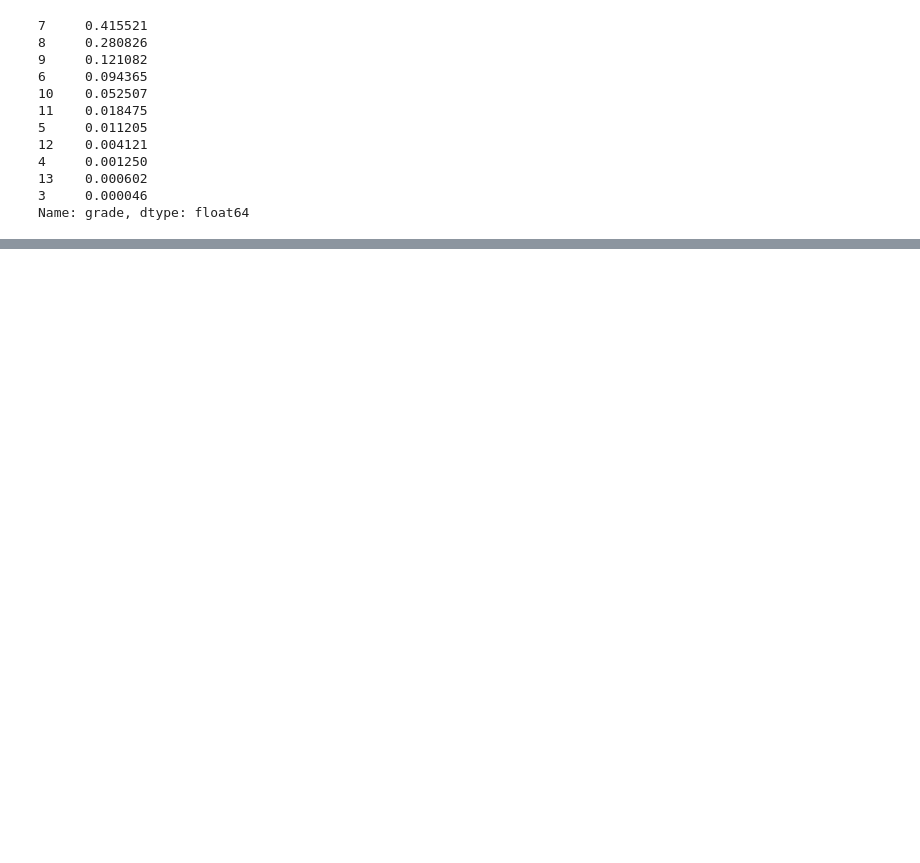
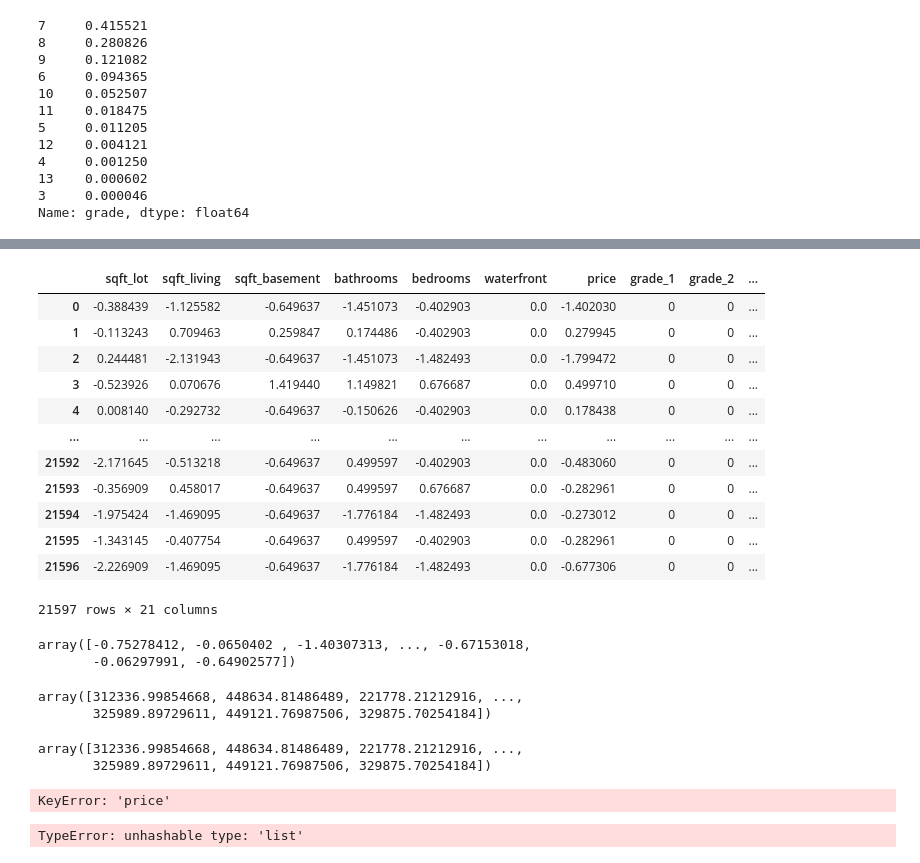
Before and after one commit to saifword/King_County_Housing, a Jupyter notebook: kings_c_housing.ipynb, the cells around one changed output, grey strips where cells are left out. Saved outputs shown, nothing was run; the diff lists cells and outputs as text; code cells hidden in the pictures; blank space fills up the shorter version.

```diff
--- a/kings_c_housing.ipynb
+++ b/kings_c_housing.ipynb
@@ -123,0 +261,3 @@ Name: grade, Length: 21597, dtype: int64
+# %%
+price_log = df.price
+price_log = pd.DataFrame(price_log)
@@ -128,0 +430,35 @@ df[df['bedrooms'] == 33]
+# %%
+df
+# %% [output]
+|  | sqft_lot | sqft_living | sqft_basement | bathrooms | bedrooms | waterfront | price | grade_1 | grade_2 | ... |
+| 0 | -0.388439 | -1.125582 | -0.649637 | -1.451073 | -0.402903 | 0.0 | -1.402030 | 0 | 0 | ... |
+| 1 | -0.113243 | 0.709463 | 0.259847 | 0.174486 | -0.402903 | 0.0 | 0.279945 | 0 | 0 | ... |
+| 2 | 0.244481 | -2.131943 | -0.649637 | -1.451073 | -1.482493 | 0.0 | -1.799472 | 0 | 0 | ... |
+| 3 | -0.523926 | 0.070676 | 1.419440 | 1.149821 | 0.676687 | 0.0 | 0.499710 | 0 | 0 | ... |
+| 4 | 0.008140 | -0.292732 | -0.649637 | -0.150626 | -0.402903 | 0.0 | 0.178438 | 0 | 0 | ... |
+| ... | ... | ... | ... | ... | ... | ... | ... | ... | ... | ... |
+| 21592 | -2.171645 | -0.513218 | -0.649637 | 0.499597 | -0.402903 | 0.0 | -0.483060 | 0 | 0 | ... |
+| 21593 | -0.356909 | 0.458017 | -0.649637 | 0.499597 | 0.676687 | 0.0 | -0.282961 | 0 | 0 | ... |
+| 21594 | -1.975424 | -1.469095 | -0.649637 | -1.776184 | -1.482493 | 0.0 | -0.273012 | 0 | 0 | ... |
+| 21595 | -1.343145 | -0.407754 | -0.649637 | 0.499597 | -0.402903 | 0.0 | -0.282961 | 0 | 0 | ... |
+| 21596 | -2.226909 | -1.469095 | -0.649637 | -1.776184 | -1.482493 | 0.0 | -0.677306 | 0 | 0 | ... |
+21597 rows × 21 columns
+# %%
+y_hat = model_1.predict(df.drop('price', 1))
+y_hat
+# %% [output]
+array([-0.75278412, -0.0650402 , -1.40307313, ..., -0.67153018,
+       -0.06297991, -0.64902577])
+# %%
+y_hat = scalerp.inverse_transform(y_hat)
+
+y_hat = np.exp(y_hat)
+y_hat
+# %% [output]
+array([312336.99854668, 448634.81486489, 221778.21212916, ...,
+       325989.89729611, 449121.76987506, 329875.70254184])
+# %%
+y_hat
+# %% [output]
+array([312336.99854668, 448634.81486489, 221778.21212916, ...,
+       325989.89729611, 449121.76987506, 329875.70254184])
@@ -128,0 +467,4 @@ df[df['bedrooms'] == 33]
+# %%
+sns.scatterplot(x=resids['price'], y= realprice)
+# %% [output]
+KeyError: 'price'
@@ -128,0 +473,4 @@ df[df['bedrooms'] == 33]
+# %%
+df.loc([3910])
+# %% [output]
+TypeError: unhashable type: 'list'
```
Also changed, not shown: parts of 44 cells of this notebook, 1 other file.
